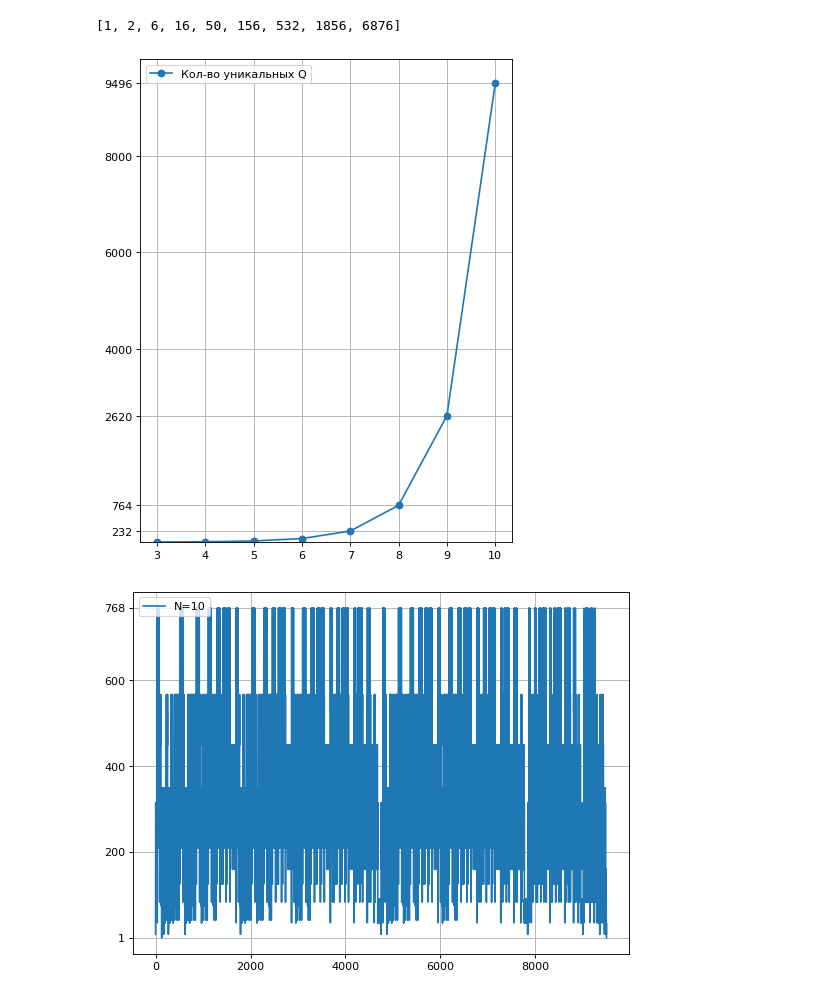
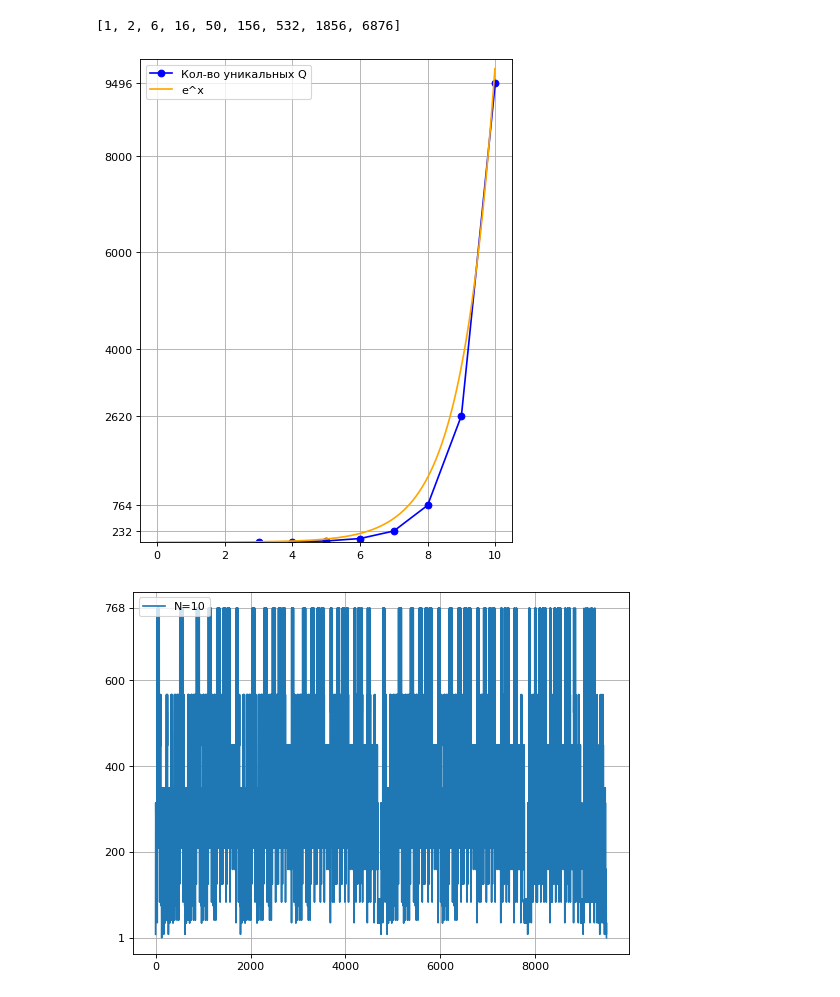
Before and after one commit to ilya-shlom/RSK, a Jupyter notebook: experiments.ipynb, the cells around one changed output. Saved outputs shown, nothing was run; the diff lists cells and outputs as text; code cells hidden in the pictures.

Commit message:
add exp on the chart

```diff
--- a/experiments.ipynb
+++ b/experiments.ipynb
@@ -38,13 +39,20 @@ labels = "Кол-во уникальных Q"
 # %%
 plt.figure(figsize=(6, 8), dpi=80)
 plt.ylim(0, 10000)
-plt.plot(x, y, 'o-', label=labels)
+plt.plot(x, y, 'o-', label=labels, color="blue")
 plt.legend(loc='upper left')
+x1 = np.arange(0, 10, 0.01)
+def f(x):
+    return math.exp(x)
+f2 = np.vectorize(f)
+plt.plot(x1, f2(x1 - 0.8), label="e^x", color="orange")
+plt.legend(loc='upper left')
+plt.grid()
 plt.grid(True)
 plt.yticks([y[-4], y[-3], y[-2], 4000, 6000, 8000, y[-1]])
 plt.savefig("Q_tableaux.png", dpi=80)
 # %% [output]
-[figure, old version]
+[figure, new version]
 # %%
 y = [Q_W_amount[i] for i in range(8)]
 plt.figure(figsize=(8, 6), dpi=80)
```
Also changed, not shown: parts of 2 cells of this notebook.
